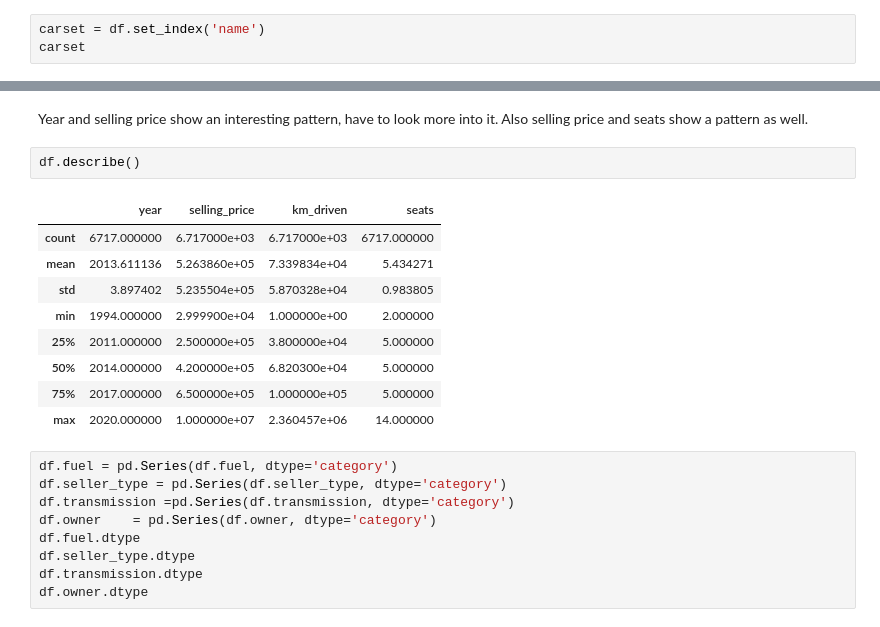
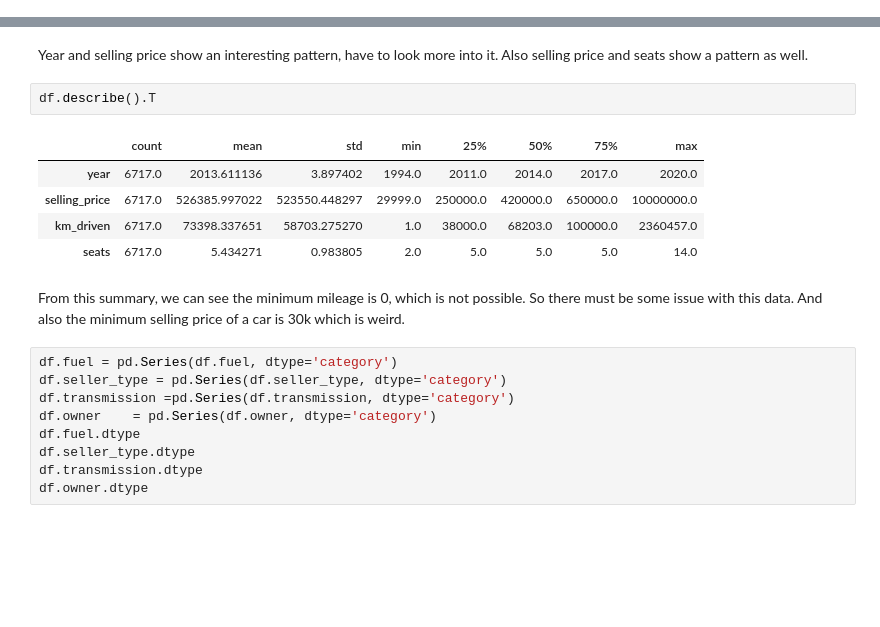
Before and after one commit to haverstein/CarDekho-Analysis, a Jupyter notebook: Copy_of_CarDekho_Analysis.ipynb, the cells around one changed output, grey strips where cells are left out. Saved outputs shown, nothing was run; the diff lists cells and outputs as text; blank space fills up the shorter version.

```diff
--- a/Copy_of_CarDekho_Analysis.ipynb
+++ b/Copy_of_CarDekho_Analysis.ipynb
@@ -29,6 +31,3 @@ df.head()
 | 2 | Honda City 2017-2020 EXi | 2006 | 158000 | 140000 | Petrol | Individual | Manual | Third Owner | 17.7 kmpl | ... |
 | 3 | Hyundai i20 Sportz Diesel | 2010 | 225000 | 127000 | Diesel | Individual | Manual | First Owner | 23.0 kmpl | ... |
 | 4 | Maruti Swift VXI BSIII | 2007 | 130000 | 120000 | Petrol | Individual | Manual | First Owner | 16.1 kmpl | ... |
-# %%
-carset = df.set_index('name')
-carset
@@ -132,17 +109,15 @@ In this stage we are cleaning the data and extracting features which could be us
 # %% [markdown]
 Year and selling price show an interesting pattern, have to look more into it. Also selling price and seats show a pattern as well.
 # %%
-df.describe()
+df.describe().T
 # %% [output]
-|  | year | selling_price | km_driven | seats |
-| count | 6717.000000 | 6.717000e+03 | 6.717000e+03 | 6717.000000 |
-| mean | 2013.611136 | 5.263860e+05 | 7.339834e+04 | 5.434271 |
-| std | 3.897402 | 5.235504e+05 | 5.870328e+04 | 0.983805 |
-| min | 1994.000000 | 2.999900e+04 | 1.000000e+00 | 2.000000 |
-| 25% | 2011.000000 | 2.500000e+05 | 3.800000e+04 | 5.000000 |
-| 50% | 2014.000000 | 4.200000e+05 | 6.820300e+04 | 5.000000 |
-| 75% | 2017.000000 | 6.500000e+05 | 1.000000e+05 | 5.000000 |
-| max | 2020.000000 | 1.000000e+07 | 2.360457e+06 | 14.000000 |
+|  | count | mean | std | min | 25% | 50% | 75% | max |
+| year | 6717.0 | 2013.611136 | 3.897402 | 1994.0 | 2011.0 | 2014.0 | 2017.0 | 2020.0 |
+| selling_price | 6717.0 | 526385.997022 | 523550.448297 | 29999.0 | 250000.0 | 420000.0 | 650000.0 | 10000000.0 |
+| km_driven | 6717.0 | 73398.337651 | 58703.275270 | 1.0 | 38000.0 | 68203.0 | 100000.0 | 2360457.0 |
+| seats | 6717.0 | 5.434271 | 0.983805 | 2.0 | 5.0 | 5.0 | 5.0 | 14.0 |
+# %% [markdown]
+From this summary, we can see the minimum mileage is 0, which is not possible. So there must be some issue with this data. And also the minimum selling price of a car is 30k which is weird.
 # %%
 df.fuel = pd.Series(df.fuel, dtype='category')
 df.seller_type = pd.Series(df.seller_type, dtype='category')
```
Also changed, not shown: parts of 43 cells of this notebook.
